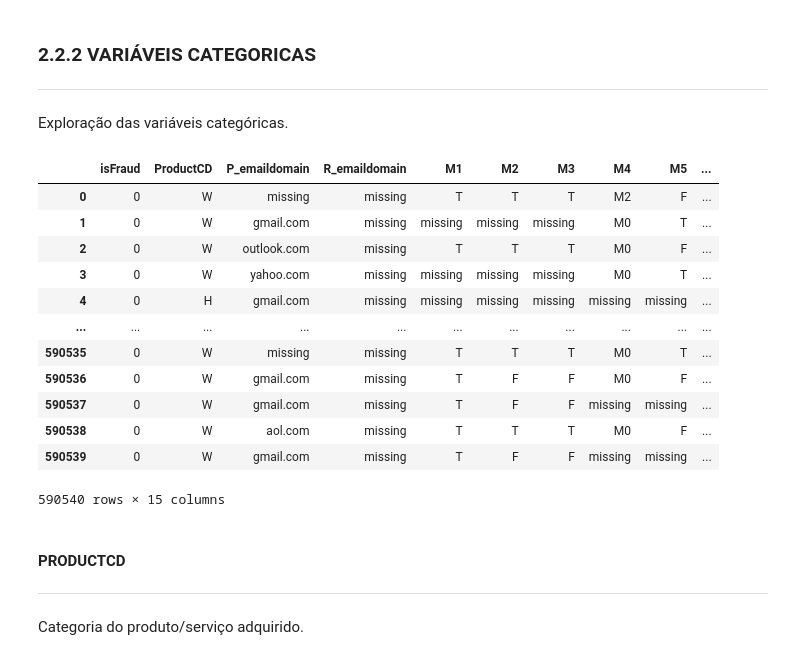
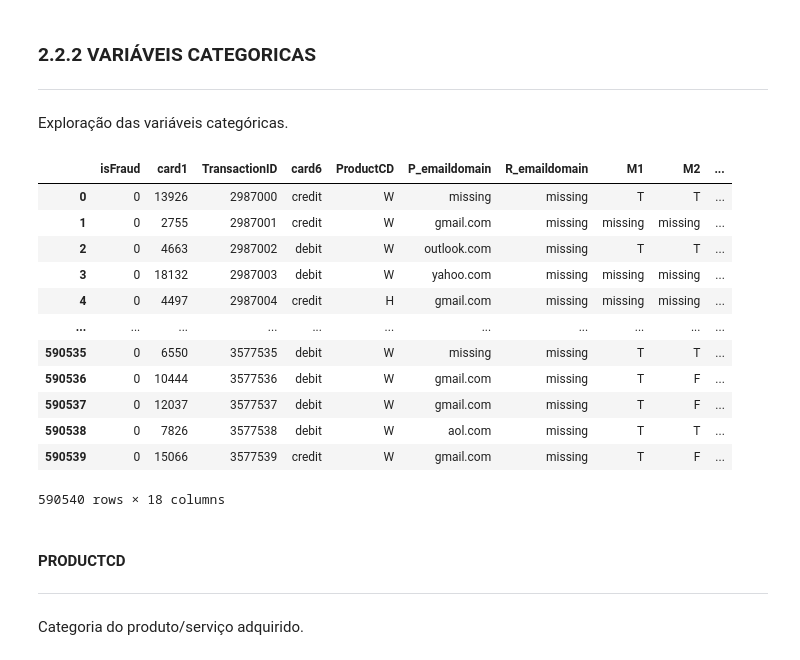
Before and after one commit to MatSchualtz/Anomaly_Detection_4BankFraud, a Jupyter notebook: notebooks/02_preprocessing.ipynb, the cells around one changed output. Drawn from its saved outputs; the diff is of its cells as text; code cells hidden in the pictures.

```diff
--- a/notebooks/02_preprocessing.ipynb
+++ b/notebooks/02_preprocessing.ipynb
@@ -265,28 +258,26 @@ Exploração das variáveis categóricas.
 # %%
 cat_cols = [
     c for c in info_df.iloc[6:,:][info_df['dtype'] == 'object']['coluna'].to_list()
-    if not c.startswith("id")
 ]
 
-cat_cols = ["isFraud"] + cat_cols
-
+cat_cols = ['isFraud','card1','TransactionID'] + cat_cols
 df_cat_analysis = df_final[cat_cols].copy()
 df_cat_analysis = df_cat_analysis.fillna('missing')
 df_cat_analysis
 # %% [output]
-|  | isFraud | ProductCD | P_emaildomain | R_emaildomain | M1 | M2 | M3 | M4 | M5 | ... |
-| 0 | 0 | W | missing | missing | T | T | T | M2 | F | ... |
-| 1 | 0 | W | gmail.com | missing | missing | missing | missing | M0 | T | ... |
-| 2 | 0 | W | outlook.com | missing | T | T | T | M0 | F | ... |
-| 3 | 0 | W | yahoo.com | missing | missing | missing | missing | M0 | T | ... |
-| 4 | 0 | H | gmail.com | missing | missing | missing | missing | missing | missing | ... |
+|  | isFraud | card1 | TransactionID | card6 | ProductCD | P_emaildomain | R_emaildomain | M1 | M2 | ... |
+| 0 | 0 | 13926 | 2987000 | credit | W | missing | missing | T | T | ... |
+| 1 | 0 | 2755 | 2987001 | credit | W | gmail.com | missing | missing | missing | ... |
+| 2 | 0 | 4663 | 2987002 | debit | W | outlook.com | missing | T | T | ... |
+| 3 | 0 | 18132 | 2987003 | debit | W | yahoo.com | missing | missing | missing | ... |
+| 4 | 0 | 4497 | 2987004 | credit | H | gmail.com | missing | missing | missing | ... |
 | ... | ... | ... | ... | ... | ... | ... | ... | ... | ... | ... |
-| 590535 | 0 | W | missing | missing | T | T | T | M0 | T | ... |
-| 590536 | 0 | W | gmail.com | missing | T | F | F | M0 | F | ... |
-| 590537 | 0 | W | gmail.com | missing | T | F | F | missing | missing | ... |
-| 590538 | 0 | W | aol.com | missing | T | T | T | M0 | F | ... |
-| 590539 | 0 | W | gmail.com | missing | T | F | F | missing | missing | ... |
+| 590535 | 0 | 6550 | 3577535 | debit | W | missing | missing | T | T | ... |
+| 590536 | 0 | 10444 | 3577536 | debit | W | gmail.com | missing | T | F | ... |
+| 590537 | 0 | 12037 | 3577537 | debit | W | gmail.com | missing | T | F | ... |
+| 590538 | 0 | 7826 | 3577538 | debit | W | aol.com | missing | T | T | ... |
+| 590539 | 0 | 15066 | 3577539 | credit | W | gmail.com | missing | T | F | ... |
-590540 rows × 15 columns
+590540 rows × 18 columns
 # %% [markdown]
 #### PRODUCTCD
 ***
```
Also changed, not shown: parts of 42 cells of this notebook, 2 other files.
